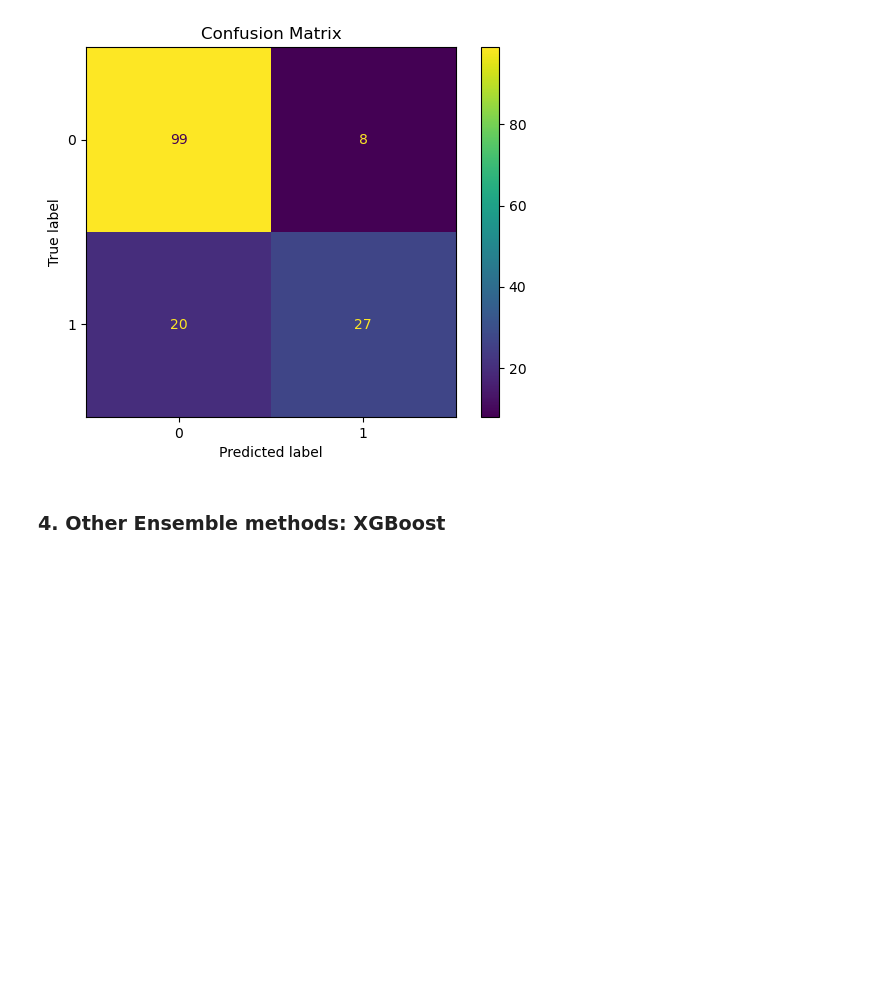
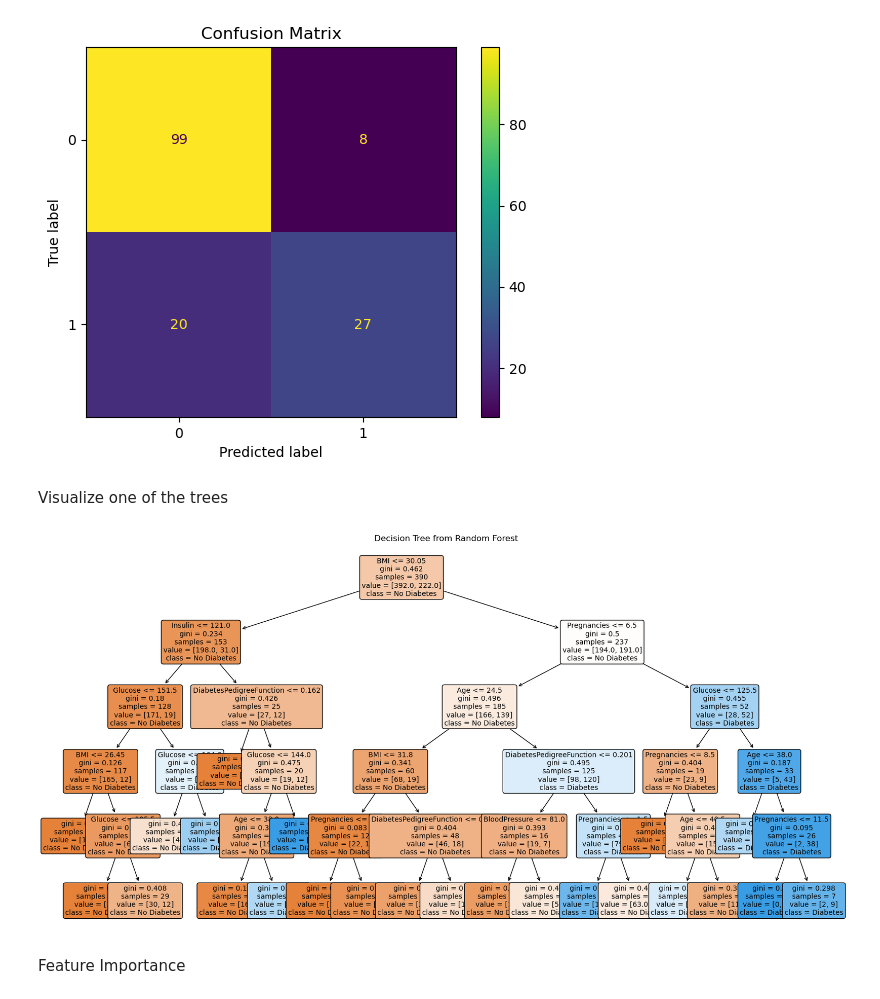
Before and after one commit to Hospital-Da-Luz-Learning-Health/MLCatolica25, a Jupyter notebook: Aula 7 - Supervised Learning III/Learning Notebook.ipynb, the cells around one changed output. Drawn from its saved outputs; the diff is of its cells as text; code cells hidden in the pictures; blank space fills up the shorter version.

```diff
--- a/Aula 7 - Supervised Learning III/Learning Notebook.ipynb
+++ b/Aula 7 - Supervised Learning III/Learning Notebook.ipynb
@@ -528,5 +528,18 @@ plt.title('Confusion Matrix')
 plt.show()
 # %% [output]
 [figure]
-# %% [markdown]
-### 4. Other Ensemble methods: XGBoost
+# %% [markdown]
+Visualize one of the trees
+# %%
+# Select one tree from the forest
+one_tree = rf_classifier.estimators_[0]
+
+# Visualize the selected tree
+plt.figure(figsize=(20, 10))
+plot_tree(one_tree, feature_names=X.columns, class_names=['No Diabetes', 'Diabetes'], filled=True, rounded=True, fontsize=10)
+plt.title('Decision Tree from Random Forest')
+plt.show()
+# %% [output]
+[figure, added]
+# %% [markdown]
+Feature Importance
```
Also changed, not shown: parts of 3 cells of this notebook.
